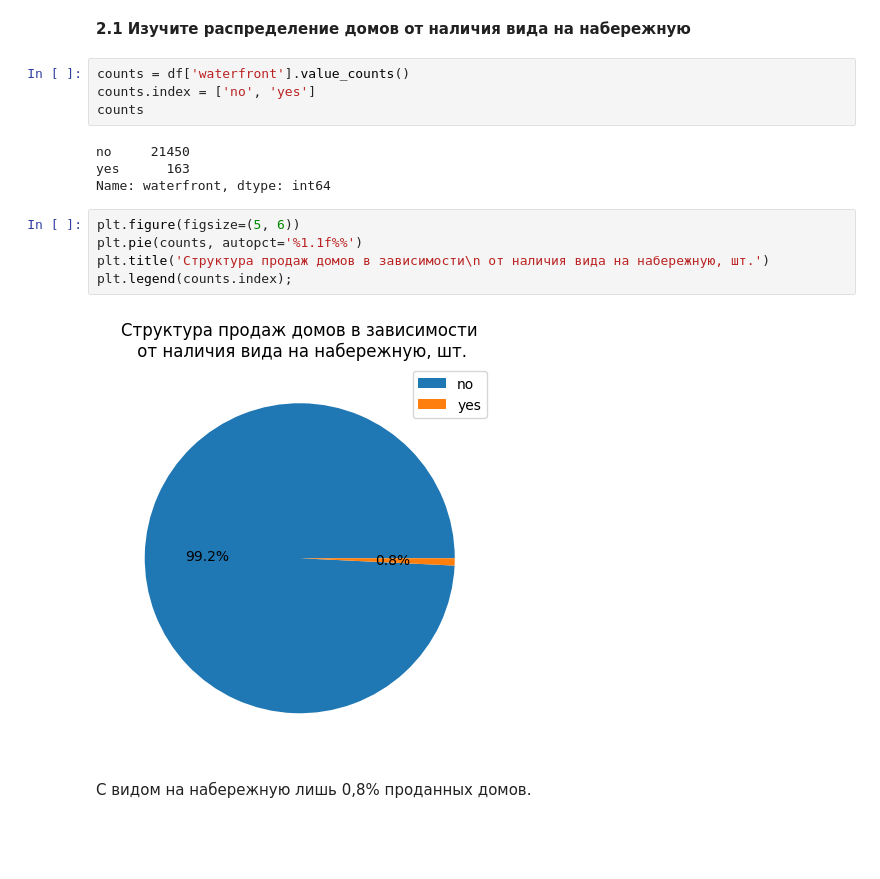
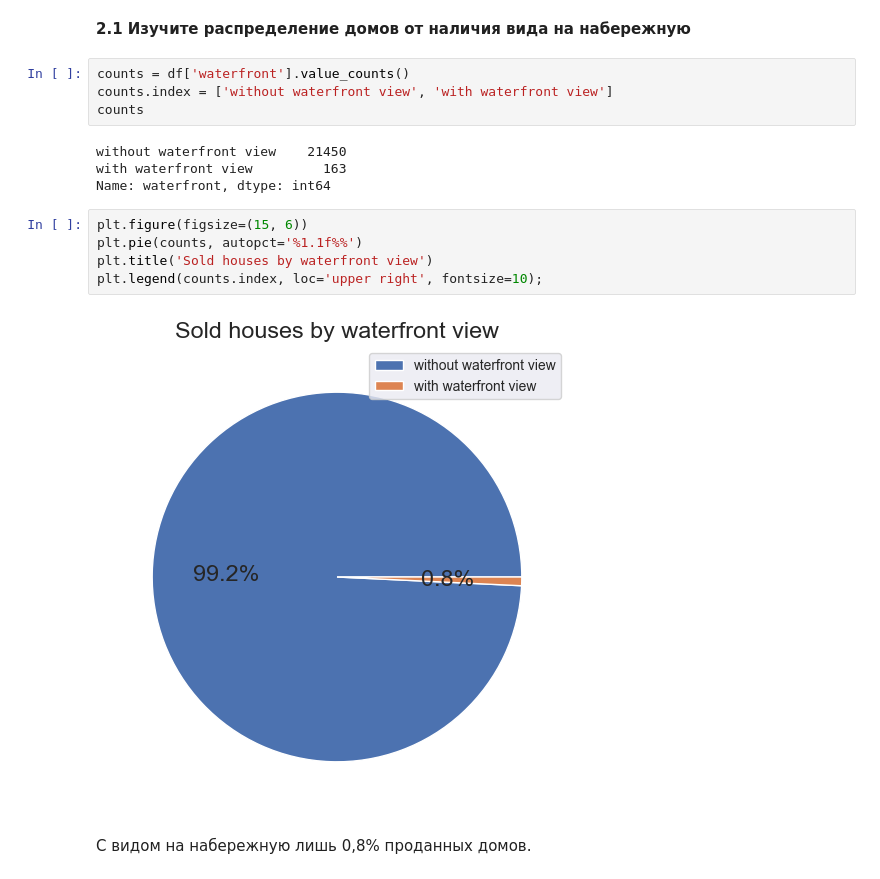
Before and after one commit to NadezhdaGruzdeva/Python-for-analysts, a Jupyter notebook: HW4.ipynb, the cells around one changed output. Cells and saved outputs as stored; diff of their text form; blank space fills up the shorter version.

```diff
--- a/HW4.ipynb
+++ b/HW4.ipynb
@@ -251,19 +251,19 @@ Name: yr_built, dtype: float64
 **2.1 Изучите распределение домов от наличия вида на набережную**
 # %%
 counts = df['waterfront'].value_counts()
-counts.index = ['no', 'yes']
+counts.index = ['without waterfront view', 'with waterfront view']
 counts
 # %% [output]
-no     21450
-yes      163
+without waterfront view    21450
+with waterfront view         163
 Name: waterfront, dtype: int64
 # %%
-plt.figure(figsize=(5, 6))
+plt.figure(figsize=(15, 6))
 plt.pie(counts, autopct='%1.1f%%')
-plt.title('Структура продаж домов в зависимости\n от наличия вида на набережную, шт.')
-plt.legend(counts.index);
+plt.title('Sold houses by waterfront view')
+plt.legend(counts.index, loc='upper right', fontsize=10);
 # %% [output]
-[figure, old version]
+[figure, new version]
 # %% [markdown]
 С видом на набережную лишь 0,8% проданных домов.
 # %% [markdown]
```
Also changed, not shown: parts of 28 cells of this notebook.
